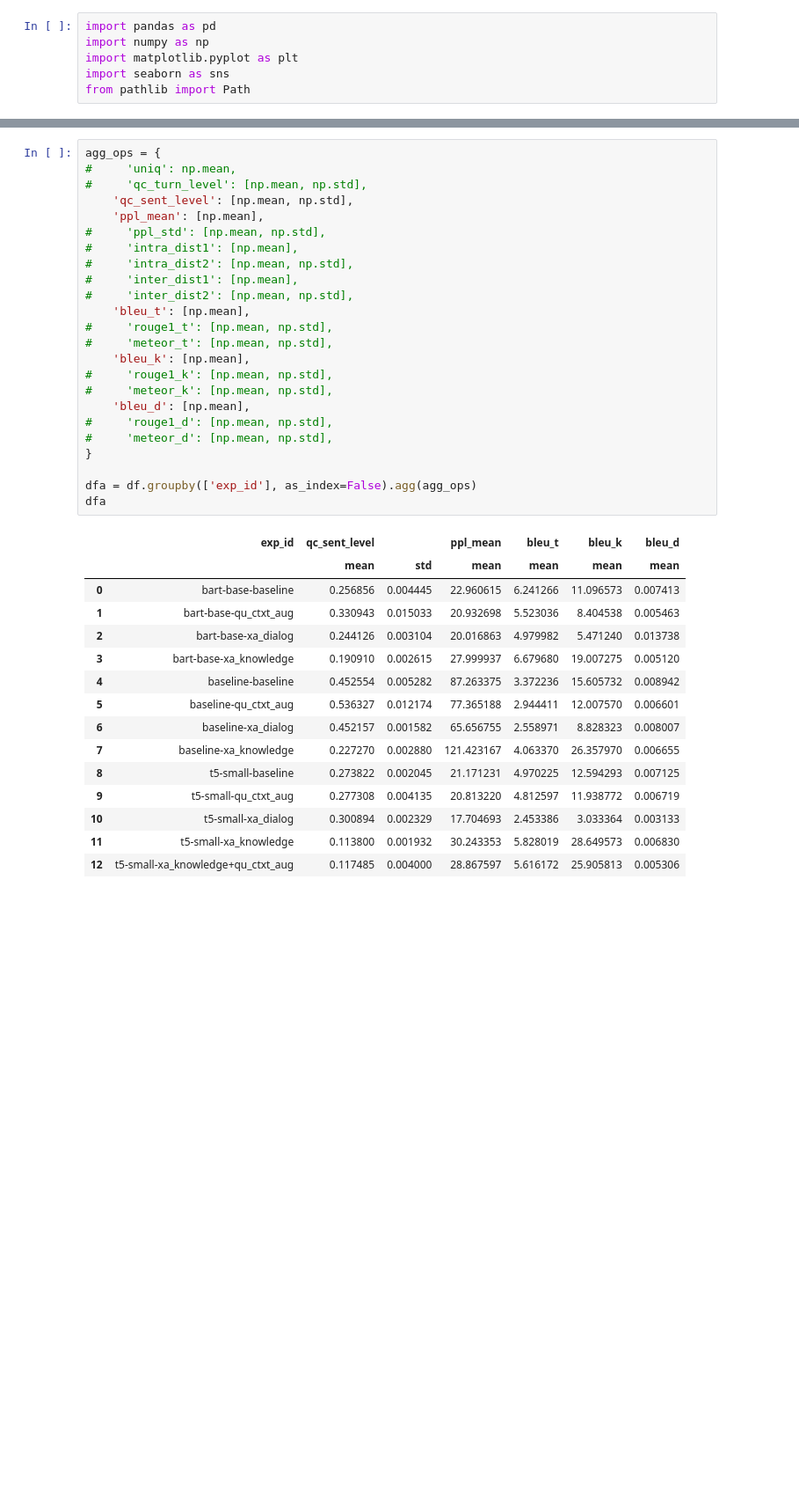
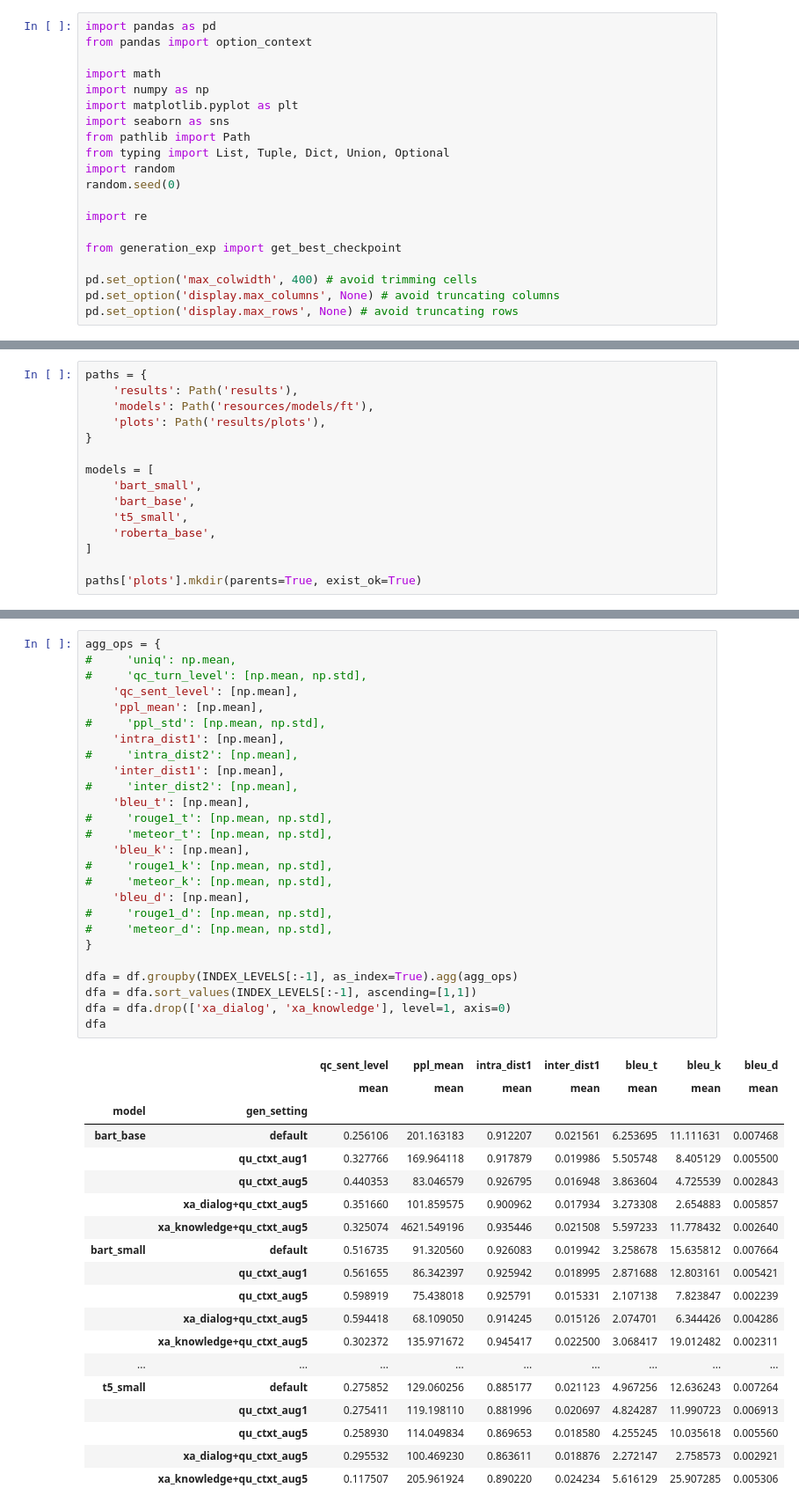
Before and after one commit to ZurichNLP/understanding-ctx-aug, a Jupyter notebook: summarize_results.ipynb, the cells around one changed output, grey strips where cells are left out. Shown at 88% size. Cells and saved outputs as stored; diff of their text form; blank space fills up the shorter version.

```diff
--- a/summarize_results.ipynb
+++ b/summarize_results.ipynb
@@ -1,6 +1,20 @@
 # %%
 import pandas as pd
+from pandas import option_context
+
+import math
 import numpy as np
 import matplotlib.pyplot as plt
 import seaborn as sns
 from pathlib import Path
+from typing import List, Tuple, Dict, Union, Optional
+import random
+random.seed(0)
+
+import re
+
+from generation_exp import get_best_checkpoint
+
+pd.set_option('max_colwidth', 400) # avoid trimming cells
+pd.set_option('display.max_columns', None) # avoid truncating columns
+pd.set_option('display.max_rows', None) # avoid truncating rows
@@ -51,0 +31,15 @@ df
+# %%
+paths = {
+    'results': Path('results'),
+    'models': Path('resources/models/ft'),
+    'plots': Path('results/plots'),
+}
+
+models = [
+    'bart_small',
+    'bart_base',
+    't5_small',
+    'roberta_base',
+]
+
+paths['plots'].mkdir(parents=True, exist_ok=True)
@@ -52,40 +248,46 @@ df
 # %%
 agg_ops = {
 #     'uniq': np.mean,
 #     'qc_turn_level': [np.mean, np.std],
-    'qc_sent_level': [np.mean, np.std],
+    'qc_sent_level': [np.mean],
     'ppl_mean': [np.mean],
 #     'ppl_std': [np.mean, np.std],
-#     'intra_dist1': [np.mean],
-#     'intra_dist2': [np.mean, np.std],
-#     'inter_dist1': [np.mean],
-#     'inter_dist2': [np.mean, np.std],
+    'intra_dist1': [np.mean],
+#     'intra_dist2': [np.mean],
+    'inter_dist1': [np.mean],
+#     'inter_dist2': [np.mean],
     'bleu_t': [np.mean],
 #     'rouge1_t': [np.mean, np.std],
 #     'meteor_t': [np.mean, np.std],
     'bleu_k': [np.mean],
 #     'rouge1_k': [np.mean, np.std],
 #     'meteor_k': [np.mean, np.std],
     'bleu_d': [np.mean],
 #     'rouge1_d': [np.mean, np.std],
 #     'meteor_d': [np.mean, np.std],
 }
 
-dfa = df.groupby(['exp_id'], as_index=False).agg(agg_ops)
+dfa = df.groupby(INDEX_LEVELS[:-1], as_index=True).agg(agg_ops)
+dfa = dfa.sort_values(INDEX_LEVELS[:-1], ascending=[1,1])
+dfa = dfa.drop(['xa_dialog', 'xa_knowledge'], level=1, axis=0)
 dfa
 # %% [output]
-|  | exp_id | qc_sent_level |  | ppl_mean | bleu_t | bleu_k | bleu_d |
-|  |  | mean | std | mean | mean | mean | mean |
-| 0 | bart-base-baseline | 0.256856 | 0.004445 | 22.960615 | 6.241266 | 11.096573 | 0.007413 |
-| 1 | bart-base-qu_ctxt_aug | 0.330943 | 0.015033 | 20.932698 | 5.523036 | 8.404538 | 0.005463 |
-| 2 | bart-base-xa_dialog | 0.244126 | 0.003104 | 20.016863 | 4.979982 | 5.471240 | 0.013738 |
-| 3 | bart-base-xa_knowledge | 0.190910 | 0.002615 | 27.999937 | 6.679680 | 19.007275 | 0.005120 |
-| 4 | baseline-baseline | 0.452554 | 0.005282 | 87.263375 | 3.372236 | 15.605732 | 0.008942 |
-| 5 | baseline-qu_ctxt_aug | 0.536327 | 0.012174 | 77.365188 | 2.944411 | 12.007570 | 0.006601 |
-| 6 | baseline-xa_dialog | 0.452157 | 0.001582 | 65.656755 | 2.558971 | 8.828323 | 0.008007 |
-| 7 | baseline-xa_knowledge | 0.227270 | 0.002880 | 121.423167 | 4.063370 | 26.357970 | 0.006655 |
-| 8 | t5-small-baseline | 0.273822 | 0.002045 | 21.171231 | 4.970225 | 12.594293 | 0.007125 |
-| 9 | t5-small-qu_ctxt_aug | 0.277308 | 0.004135 | 20.813220 | 4.812597 | 11.938772 | 0.006719 |
-| 10 | t5-small-xa_dialog | 0.300894 | 0.002329 | 17.704693 | 2.453386 | 3.033364 | 0.003133 |
-| 11 | t5-small-xa_knowledge | 0.113800 | 0.001932 | 30.243353 | 5.828019 | 28.649573 | 0.006830 |
-| 12 | t5-small-xa_knowledge+qu_ctxt_aug | 0.117485 | 0.004000 | 28.867597 | 5.616172 | 25.905813 | 0.005306 |
+|  |  | qc_sent_level | ppl_mean | intra_dist1 | inter_dist1 | bleu_t | bleu_k | bleu_d |
+|  |  | mean | mean | mean | mean | mean | mean | mean |
+| model | gen_setting |  |  |  |  |  |  |  |
+| bart_base | default | 0.256106 | 201.163183 | 0.912207 | 0.021561 | 6.253695 | 11.111631 | 0.007468 |
+|  | qu_ctxt_aug1 | 0.327766 | 169.964118 | 0.917879 | 0.019986 | 5.505748 | 8.405129 | 0.005500 |
+|  | qu_ctxt_aug5 | 0.440353 | 83.046579 | 0.926795 | 0.016948 | 3.863604 | 4.725539 | 0.002843 |
+|  | xa_dialog+qu_ctxt_aug5 | 0.351660 | 101.859575 | 0.900962 | 0.017934 | 3.273308 | 2.654883 | 0.005857 |
+|  | xa_knowledge+qu_ctxt_aug5 | 0.325074 | 4621.549196 | 0.935446 | 0.021508 | 5.597233 | 11.778432 | 0.002640 |
+| bart_small | default | 0.516735 | 91.320560 | 0.926083 | 0.019942 | 3.258678 | 15.635812 | 0.007664 |
+|  | qu_ctxt_aug1 | 0.561655 | 86.342397 | 0.925942 | 0.018995 | 2.871688 | 12.803161 | 0.005421 |
+|  | qu_ctxt_aug5 | 0.598919 | 75.438018 | 0.925791 | 0.015331 | 2.107138 | 7.823847 | 0.002239 |
+|  | xa_dialog+qu_ctxt_aug5 | 0.594418 | 68.109050 | 0.914245 | 0.015126 | 2.074701 | 6.344426 | 0.004286 |
+|  | xa_knowledge+qu_ctxt_aug5 | 0.302372 | 135.971672 | 0.945417 | 0.022500 | 3.068417 | 19.012482 | 0.002311 |
+| ... | ... | ... | ... | ... | ... | ... | ... | ... |
+| t5_small | default | 0.275852 | 129.060256 | 0.885177 | 0.021123 | 4.967256 | 12.636243 | 0.007264 |
+|  | qu_ctxt_aug1 | 0.275411 | 119.198110 | 0.881996 | 0.020697 | 4.824287 | 11.990723 | 0.006913 |
+|  | qu_ctxt_aug5 | 0.258930 | 114.049834 | 0.869653 | 0.018580 | 4.255245 | 10.035618 | 0.005560 |
+|  | xa_dialog+qu_ctxt_aug5 | 0.295532 | 100.469230 | 0.863611 | 0.018876 | 2.272147 | 2.758573 | 0.002921 |
+|  | xa_knowledge+qu_ctxt_aug5 | 0.117507 | 205.961924 | 0.890220 | 0.024234 | 5.616129 | 25.907285 | 0.005306 |
```
Also changed, not shown: parts of 13 cells of this notebook, 5 other files.
